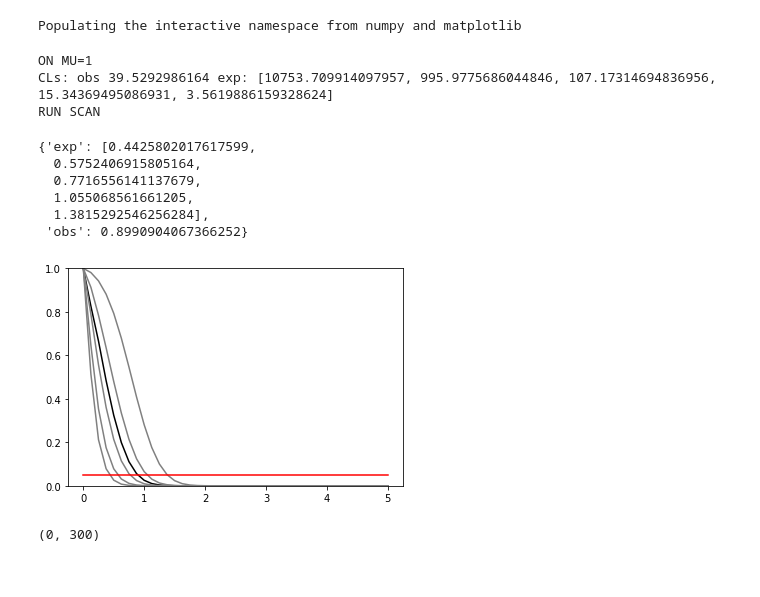
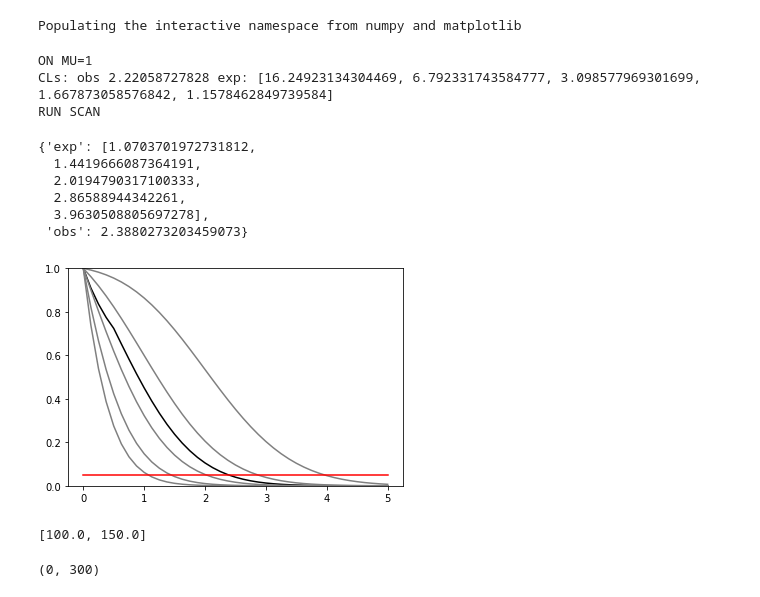
Before and after one commit to scikit-hep/pyhf, a Jupyter notebook: examples/notebooks/multiBinPois.ipynb, the cells around one changed output. Drawn from its saved outputs; the diff is of its cells as text; code cells hidden in the pictures.

```diff
--- a/examples/notebooks/multiBinPois.ipynb
+++ b/examples/notebooks/multiBinPois.ipynb
@@ -3,7 +3,7 @@
 # %% [output]
 Populating the interactive namespace from numpy and matplotlib
 # %%
-from pyhf import runOnePoint
+from pyhf import runOnePoint, hfpdf
 
 def prep_data(observed_counts,backgrounds_incl_uncert,nominal_signals):
     constants = []
@@ -19,11 +19,11 @@ def prep_data(observed_counts,backgrounds_incl_uncert,nominal_signals):
 
     data = actual_data + constraint_data
     s = lambda mu: [mu*snom for snom in nominal_signals]  # signal_counts as function of signal strength
-    return data, constants, s
+    return data, hfpdf(s, constants)
 
 def CLsOnePoint(muTest, observed_counts,backgrounds_incl_uncert,nominal_signals, init_pars,par_bounds):
-    data, constants, s = prep_data(observed_counts,backgrounds_incl_uncert,nominal_signals)
-    clsobs, cls_exp = runOnePoint(muTest, data,constants,s,init_pars,par_bounds)[-2:]
+    data, pdf = prep_data(observed_counts,backgrounds_incl_uncert,nominal_signals)
+    clsobs, cls_exp = runOnePoint(muTest, data,pdf,init_pars,par_bounds)[-2:]
     return 1./clsobs, [1./x for x in cls_exp]
 # %%
 def invert_interval(testmus,cls_obs, cls_exp, test_size = 0.05):
@@ -43,61 +43,72 @@ def plot_results(testmus,cls_obs, cls_exp, test_size = 0.05):
     plt.plot(testmus,[test_size]*len(testmus), c = 'r')
     plt.ylim(0,1)
 # %%
-source = {
-  "binning": [2,-0.5,1.5],
-  "bindata": {
-    "data":    [120.0, 145.0],
-    "bkg":     [100.0, 150.0],
-    "bkgerr":  [15.0, 20.0],
-    "sig":     [30.0, 45.0]
-  }
-}
-# import json
-# source = json.load(open('./data/source.json'))
+import json
+source = json.load(open('./../../validation/data/1bin_example1.json'))
 
 
 my_observed_counts = source['bindata']['data']
 my_background_counts = zip(source['bindata']['bkg'],source['bindata']['bkgerr'])
 my_signal_counts = source['bindata']['sig']
 init_pars = [1.0] + [b[0] for b in my_background_counts]
 par_bounds = [[0,10]] + [[0.5*b,2.*b] for b,db in my_background_counts]
 
 print 'ON MU=1'
 d = CLsOnePoint(1.0,my_observed_counts,my_background_counts,my_signal_counts,init_pars,par_bounds)
 print 'CLs: obs {} exp: {}'.format(1./d[-2],[1./x for x in d[-1]])
 
 print 'RUN SCAN'
 mutests = np.linspace(0,5,41)
 tests = [CLsOnePoint(muTest,my_observed_counts,my_background_counts,my_signal_counts,init_pars,par_bounds) for muTest in mutests]
 cls_obs = [test[0]  for test in tests]
 cls_exp = [[test[1][i]  for test in tests] for i in range(5)]
 
 plot_results(mutests, cls_obs, cls_exp)
 
 invert_interval(mutests, cls_obs, cls_exp)
 # %% [output]
 ON MU=1
-CLs: obs 39.5292986164 exp: [10753.709914097957, 995.9775686044846, 107.17314694836956, 15.34369495086931, 3.5619886159328624]
+CLs: obs 2.22058727828 exp: [16.24923134304469, 6.792331743584777, 3.098577969301699, 1.667873058576842, 1.1578462849739584]
 RUN SCAN
-{'exp': [0.4425802017617599,
-  0.5752406915805164,
-  0.7716556141137679,
-  1.055068561661205,
-  1.3815292546256284],
- 'obs': 0.8990904067366252}
+{'exp': [1.0703701972731812,
+  1.4419666087364191,
+  2.0194790317100333,
+  2.86588944342261,
+  3.9630508805697278],
+ 'obs': 2.3880273203459073}
-[figure, old version]
+[figure, new version]
 # %%
-d,c,s = prep_data(my_observed_counts,my_background_counts,my_signal_counts)
-from pyhf import model_expected_actualdata, unconstrained_bestfit
+source = {
+  "binning": [2,-0.5,1.5],
+  "bindata": {
+    "data":    [120.0, 145.0],
+    "bkg":     [100.0, 150.0],
+    "bkgerr":  [15.0, 20.0],
+    "sig":     [30.0, 45.0]
+  }
+}
+
+my_observed_counts = source['bindata']['data']
+my_background_counts = zip(source['bindata']['bkg'],source['bindata']['bkgerr'])
+my_signal_counts = source['bindata']['sig']
+init_pars = [1.0] + [b[0] for b in my_background_counts]
+par_bounds = [[0,10]] + [[0.5*b,2.*b] for b,db in my_background_counts]
+
+d,pdf = prep_data(my_observed_counts,my_background_counts,my_signal_counts)
+from pyhf import hfpdf, unconstrained_bestfit
 
 binning = source['binning']
 
 nominal_nuis = [b for b,db in my_background_counts]
-nom_bonly = model_expected_actualdata(s, 0.0, nominal_nuis, c)
-nom_sb = model_expected_actualdata(s, 1.0, nominal_nuis, c)
+nom_bonly = pdf.expected_data([0.0] + nominal_nuis, include_auxdata = False)
 
-bestfit_pars  = unconstrained_bestfit(d,c,s,init_pars,par_bounds)
-bestfit_cts = model_expected_actualdata(s, bestfit_pars[0], bestfit_pars[1:], c)
+print nom_bonly
+
+
+nom_sb = pdf.expected_data([1.0] + nominal_nuis, include_auxdata = False)
+
+bestfit_pars = unconstrained_bestfit(d,pdf,init_pars,par_bounds)
+bestfit_cts  = pdf.expected_data(bestfit_pars, include_auxdata = False)
 
 def plot_histo(ax, binning, data):
     bin_width = (binning[2]-binning[1])/binning[0]
@@ -113,6 +124,8 @@ def plot_data(ax, binning, data):
     bin_centers = [le + bin_width/2. for le in bin_leftedges]
     ax.bar(bin_centers,data,0, yerr=errors, linewidth=0, error_kw = dict(ecolor='k', elinewidth = 1))
     ax.scatter(bin_centers, data, c = 'k')
+# %% [output]
+[100.0, 150.0]
 # %%
 f,axarr = plt.subplots(1,3,sharey=True)
 f.set_size_inches(12,4)
```
Also changed, not shown: 1 other file.
